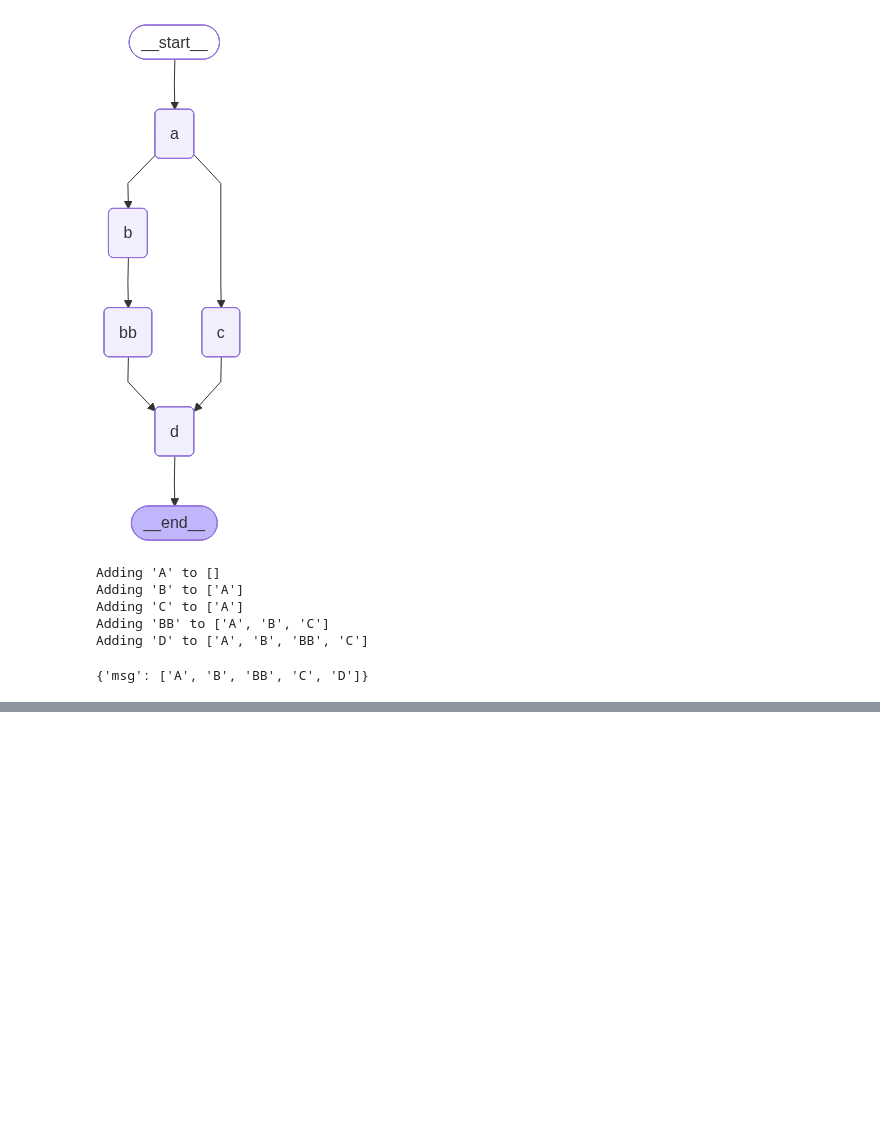
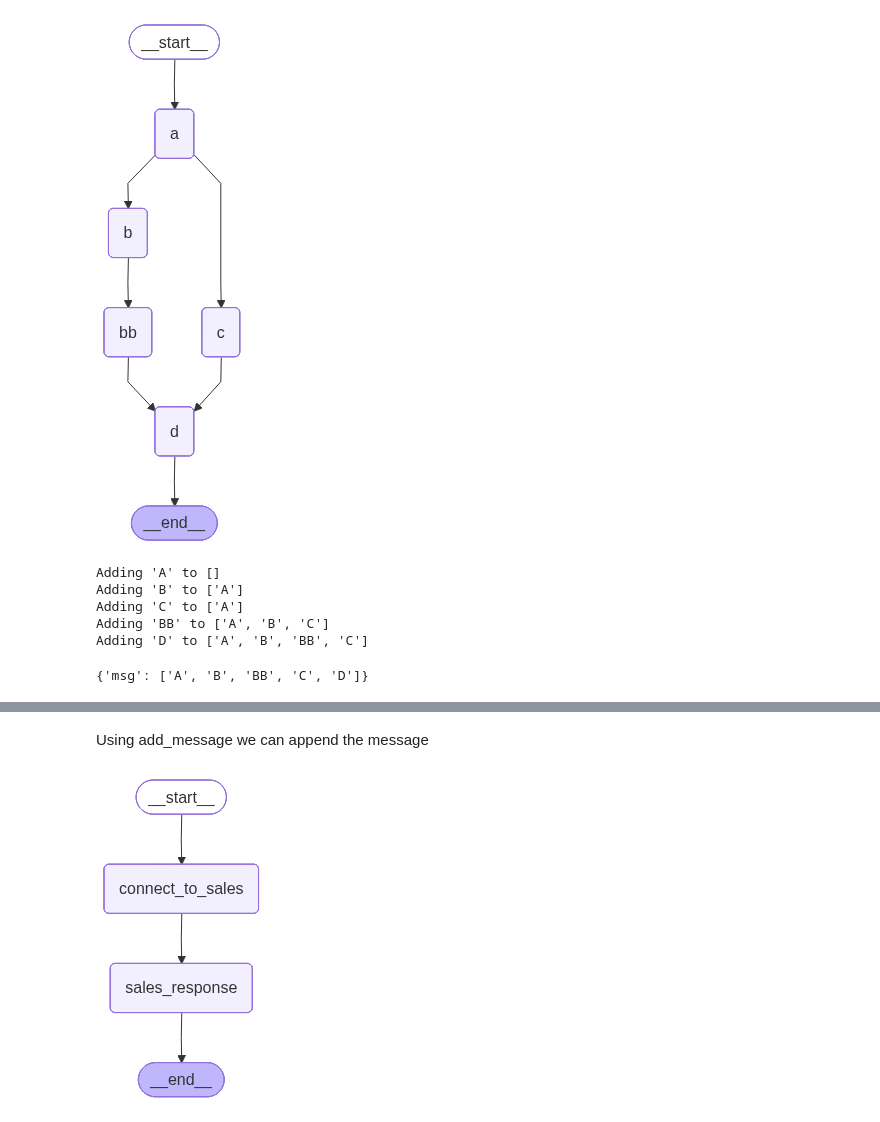
Before and after one commit to ayush-acn/AgenticAI-Training, a Jupyter notebook: 09_LG_workflows/Reducers.ipynb, the cells around one changed output, grey strips where cells are left out. Cells and saved outputs as stored; diff of their text form; code cells hidden in the pictures; blank space fills up the shorter version.

```diff
--- a/09_LG_workflows/Reducers.ipynb
+++ b/09_LG_workflows/Reducers.ipynb
@@ -334,0 +356,32 @@ Adding 'D' to ['A', 'B', 'BB', 'C']
+# %% [markdown]
+Using add_message we can append the message
+# %%
+class ChatBotState(TypedDict):
+    messages: Annotated[List[AnyMessage], add_messages]
+    discount: Annotated[int, add]
+# %%
+def connect_to_sales(state: ChatBotState):
+    return {
+        'messages': [AIMessage(content="Great! Let me connect you with our sales team right away. 🚀")],
+        'discount': 10
+    }
+
+def sales_response(state: ChatBotState):
+    return {
+        'messages': [AIMessage(content="We have the best offer for you 🚀")],
+        'discount': 20
+    }
+# %%
+graph = StateGraph(ChatBotState)
+
+graph.add_node('connect_to_sales', connect_to_sales)
+graph.add_node('sales_response', sales_response)
+
+graph.add_edge(START, 'connect_to_sales')
+graph.add_edge('connect_to_sales', 'sales_response')
+graph.add_edge('sales_response', END)
+
+chatbot = graph.compile()
+Image(chatbot.get_graph().draw_mermaid_png())
+# %% [output]
+[figure, added]
```
Also changed, not shown: parts of 13 cells of this notebook.
